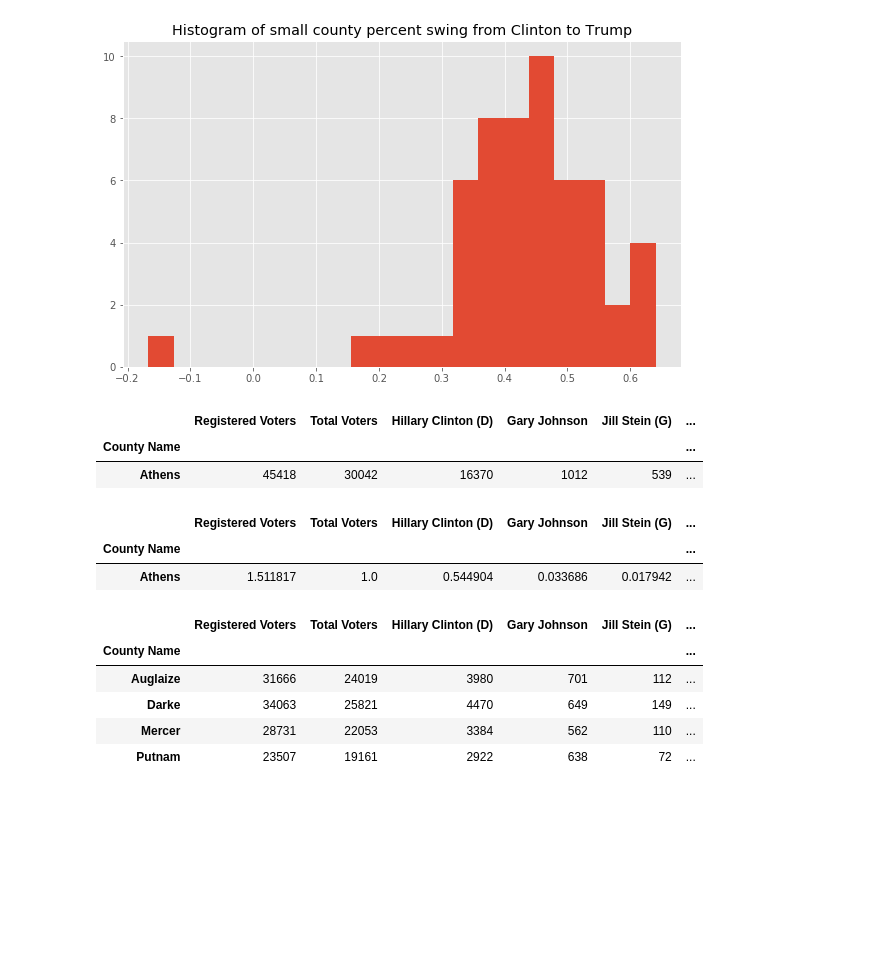
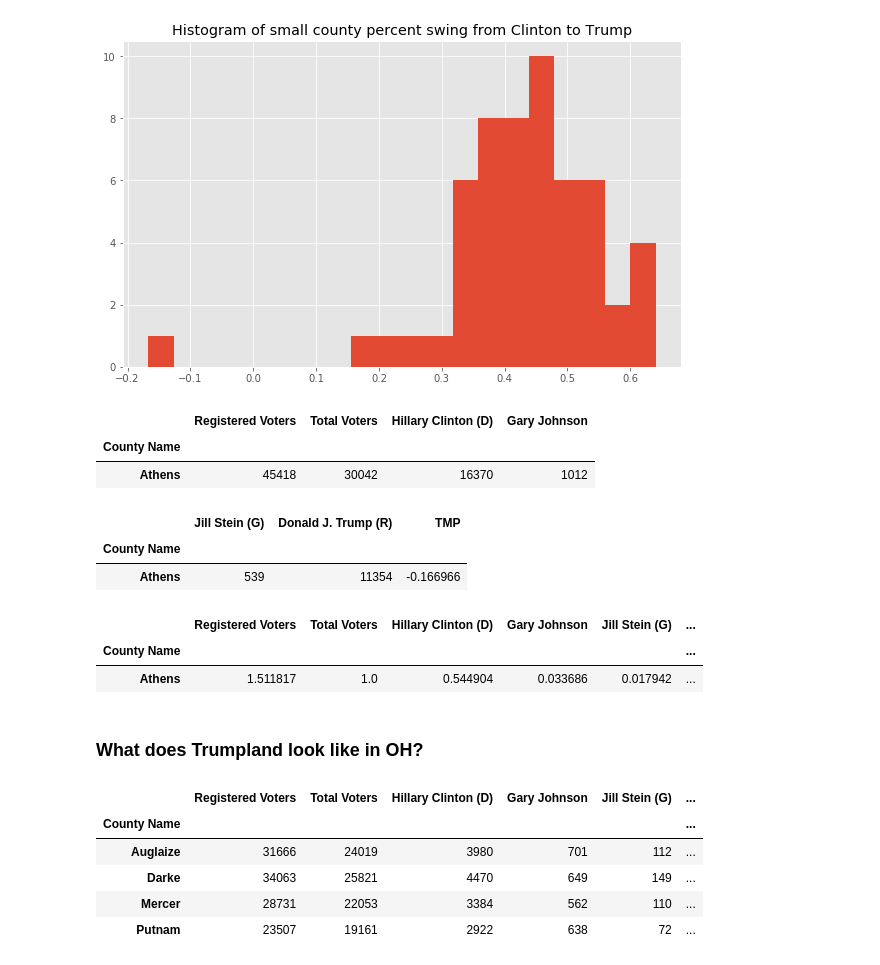
Before and after one commit to sarahdee712/DataTech, a Jupyter notebook: notebooks/Election.ipynb, the cells around one changed output. Cells and saved outputs as stored; diff of their text form; code cells hidden in the pictures; blank space fills up the shorter version.

```diff
--- a/notebooks/Election.ipynb
+++ b/notebooks/Election.ipynb
@@ -50,3 +103,6 @@ OH.head()
 | 3 | Adams | GREEN TOWNSHIP | AAE | Southwest | Cincinnati | 409 | 259 | ... |
 | 4 | Adams | JEFFERSON TOWNSHIP | AAG | Southwest | Cincinnati | 537 | 351 | ... |
 5 rows × 31 columns
+# %%
+OH = pd.read_csv('data/OHvotes.csv')
+OH.iloc[:,9:].head()
@@ -177,9 +253,15 @@ plt.show()
 [figure]
 # %%
 Ath = OHcounties[smallcounties][OHcounties[smallcounties]['TMP'] < -.1]
-Ath
+Ath.iloc[:,0:4]
 # %% [output]
-|  | Registered Voters | Total Voters | Hillary Clinton (D) | Gary Johnson | Jill Stein (G) | ... |
-| County Name |  |  |  |  |  | ... |
-| Athens | 45418 | 30042 | 16370 | 1012 | 539 | ... |
+|  | Registered Voters | Total Voters | Hillary Clinton (D) | Gary Johnson |
+| County Name |  |  |  |  |
+| Athens | 45418 | 30042 | 16370 | 1012 |
+# %%
+Ath.iloc[:,4:]
+# %% [output]
+|  | Jill Stein (G) | Donald J. Trump (R) | TMP |
+| County Name |  |  |  |
+| Athens | 539 | 11354 | -0.166966 |
 # %%
@@ -188,6 +270,8 @@ Ath / Ath['Total Voters'][0]
 |  | Registered Voters | Total Voters | Hillary Clinton (D) | Gary Johnson | Jill Stein (G) | ... |
 | County Name |  |  |  |  |  | ... |
 | Athens | 1.511817 | 1.0 | 0.544904 | 0.033686 | 0.017942 | ... |
+# %% [markdown]
+### What does Trumpland look like in OH?
 # %%
 OHcounties[smallcounties][OHcounties[smallcounties]['TMP'] > .6]
 # %% [output]
```
Also changed, not shown: parts of 38 cells of this notebook.
